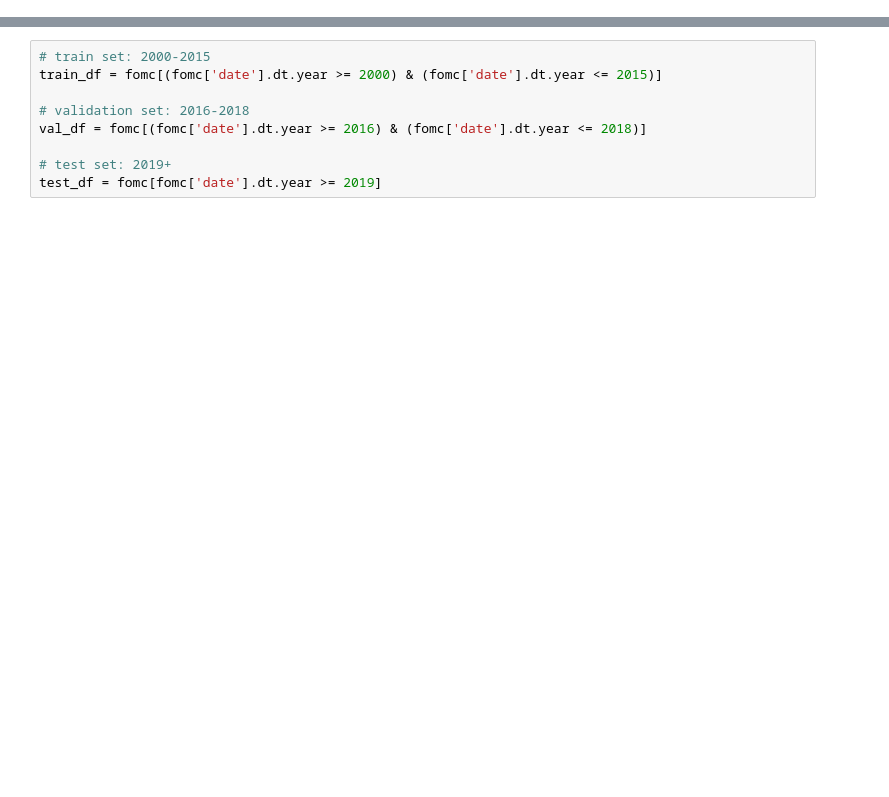
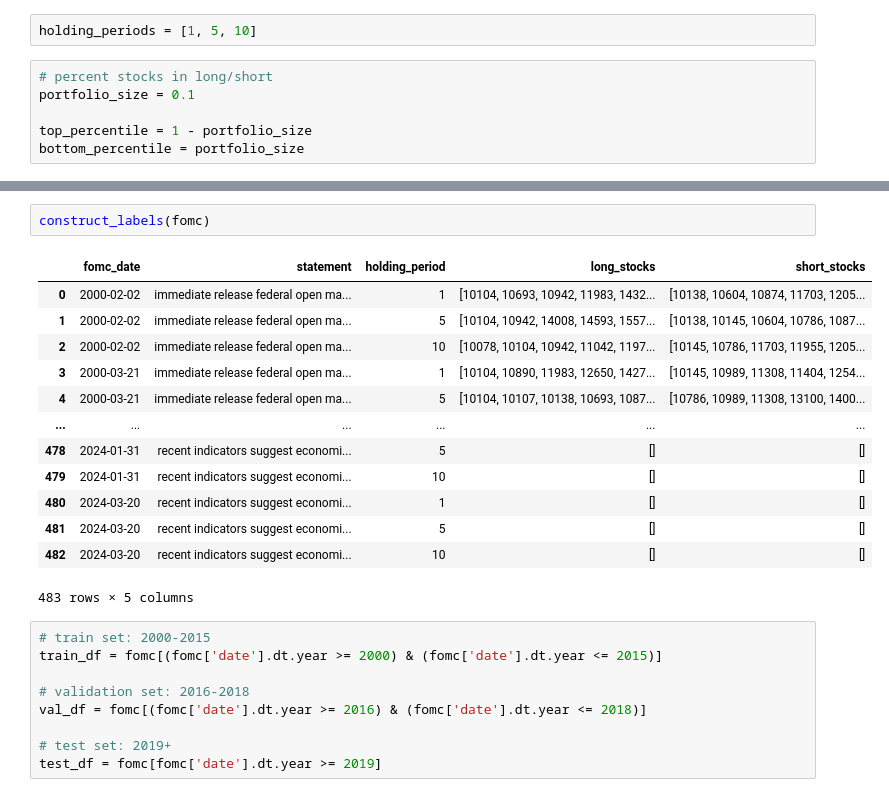
Before and after one commit to JLFrick/MFE-230ZAB-Deep-Learning-and-Applications, a Jupyter notebook: zb_pset/zb_pset.ipynb, the cells around one changed output, grey strips where cells are left out. Cells and saved outputs as stored; diff of their text form; blank space fills up the shorter version.

```diff
--- a/zb_pset/zb_pset.ipynb
+++ b/zb_pset/zb_pset.ipynb
@@ -12,3 +17,11 @@ fomc = fomc.rename(columns={'cleaned_statement':'statement'})
+# %%
+holding_periods = [1, 5, 10]
+# %%
+# percent stocks in long/short
+portfolio_size = 0.1
+
+top_percentile = 1 - portfolio_size
+bottom_percentile = portfolio_size
 # %%
 fomc
 # %% [output]
@@ -28,3 +93,19 @@ fomc
+# %%
+construct_labels(fomc)
+# %% [output]
+|  | fomc_date | statement | holding_period | long_stocks | short_stocks |
+| 0 | 2000-02-02 | immediate release federal open ma... | 1 | [10104, 10693, 10942, 11983, 1432... | [10138, 10604, 10874, 11703, 1205... |
+| 1 | 2000-02-02 | immediate release federal open ma... | 5 | [10104, 10942, 14008, 14593, 1557... | [10138, 10145, 10604, 10786, 1087... |
+| 2 | 2000-02-02 | immediate release federal open ma... | 10 | [10078, 10104, 10942, 11042, 1197... | [10145, 10786, 11703, 11955, 1205... |
+| 3 | 2000-03-21 | immediate release federal open ma... | 1 | [10104, 10890, 11983, 12650, 1427... | [10145, 10989, 11308, 11404, 1254... |
+| 4 | 2000-03-21 | immediate release federal open ma... | 5 | [10104, 10107, 10138, 10693, 1087... | [10786, 10989, 11308, 13100, 1400... |
+| ... | ... | ... | ... | ... | ... |
+| 478 | 2024-01-31 | recent indicators suggest economi... | 5 | [] | [] |
+| 479 | 2024-01-31 | recent indicators suggest economi... | 10 | [] | [] |
+| 480 | 2024-03-20 | recent indicators suggest economi... | 1 | [] | [] |
+| 481 | 2024-03-20 | recent indicators suggest economi... | 5 | [] | [] |
+| 482 | 2024-03-20 | recent indicators suggest economi... | 10 | [] | [] |
+483 rows × 5 columns
 # %%
 # train set: 2000-2015
 train_df = fomc[(fomc['date'].dt.year >= 2000) & (fomc['date'].dt.year <= 2015)]
```
Also changed, not shown: parts of 38 cells of this notebook, 2 other files.
